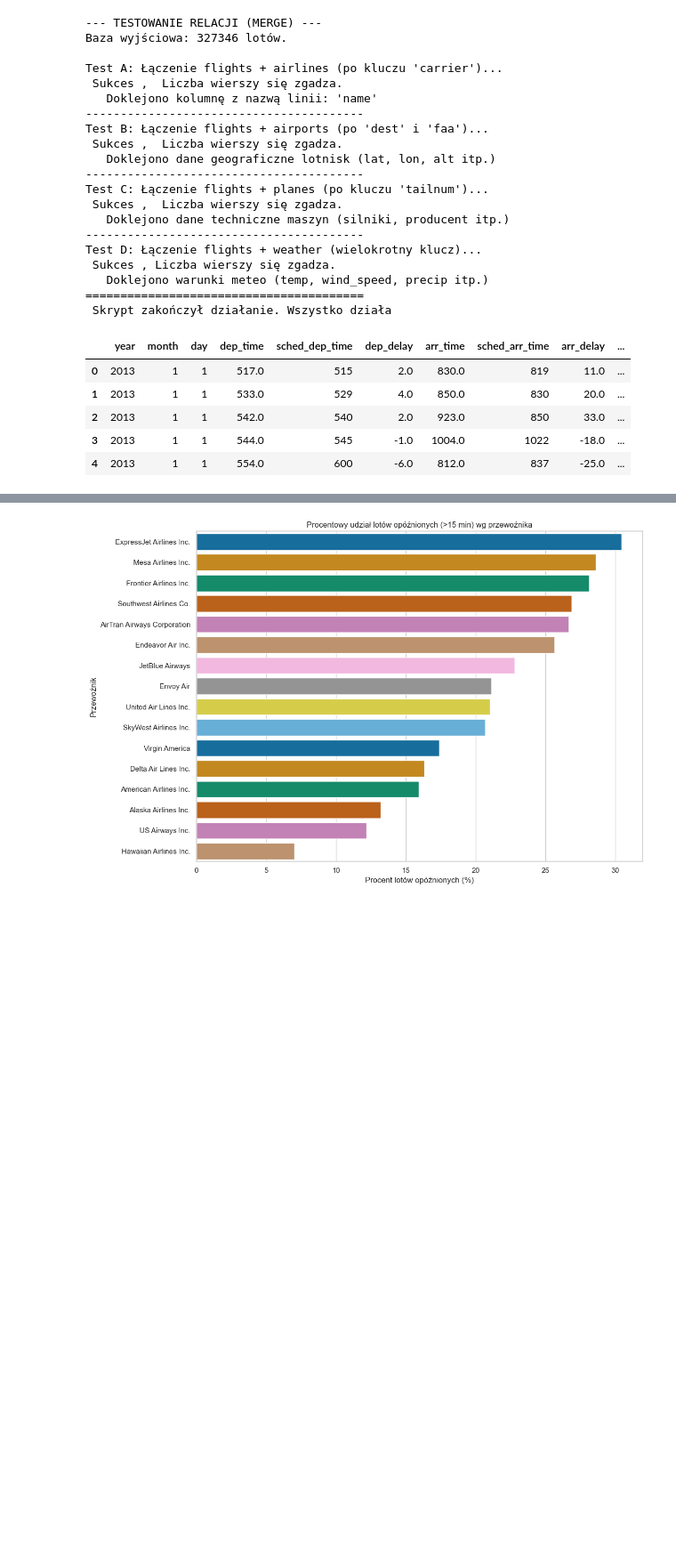
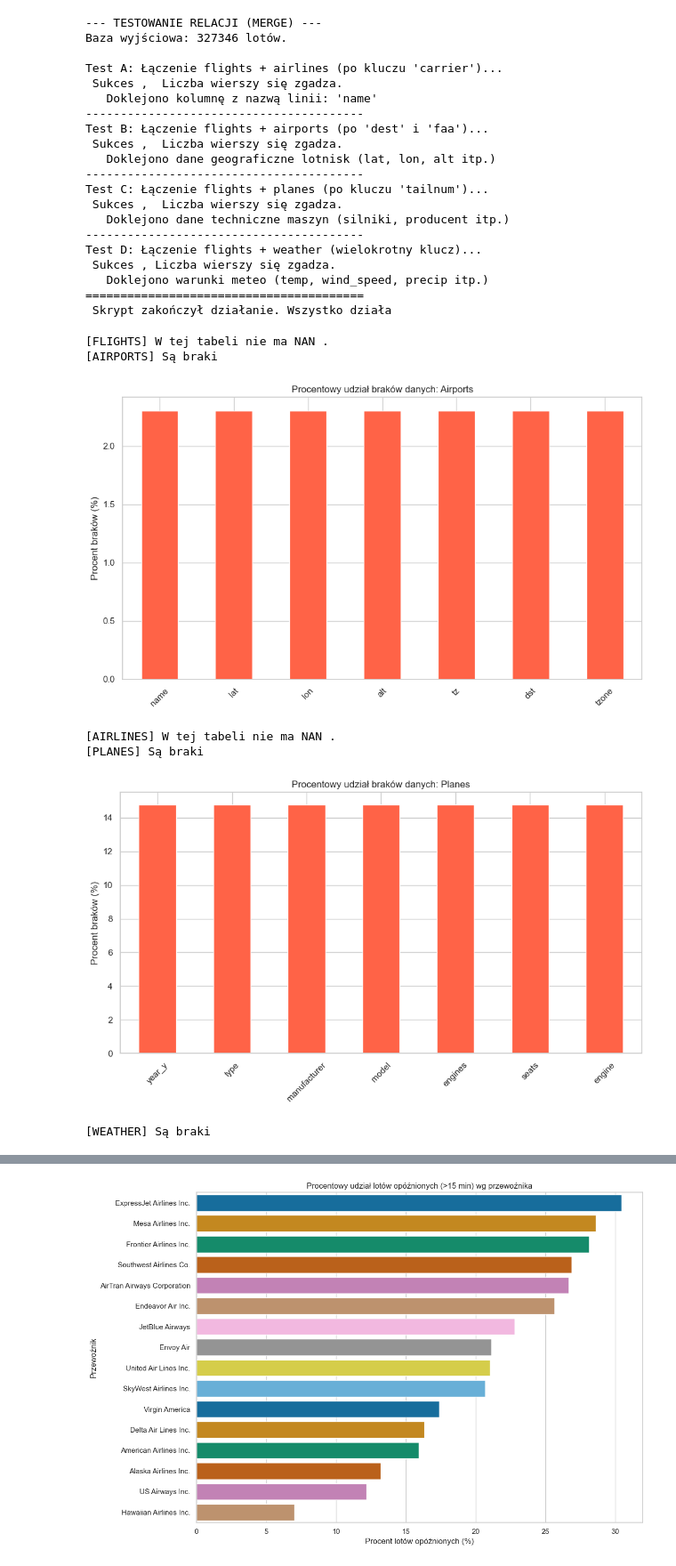
Before and after one commit to xShyen/KursZPythona, a Jupyter notebook: analiza.ipynb, the cells around one changed output, grey strips where cells are left out. Shown at 89% size. Drawn from its saved outputs; the diff is of its cells as text; code cells hidden in the pictures; blank space fills up the shorter version.

```diff
--- a/analiza.ipynb
+++ b/analiza.ipynb
@@ -330,6 +307,6 @@ dtype: int64
 # %%
 planes['year'] = planes.groupby('engine')['year'].transform(lambda x: x.fillna(x.median()))
-planes.isna().sum()
+planes.isna().sum().rename("Suma braków", inplace=True)
 # %% [output]
 tailnum            0
 year               0
@@ -412,5 +391,5 @@ sns.barplot(x=wektor.values, y=wektor.index, hue=wektor.values)
 # %%
-weather.isna().sum()
+weather.isna().sum().rename("Suma braków", inplace=True)
 # %% [output]
 origin            0
 year              0
@@ -441,7 +420,7 @@ weather['pressure'] = weather.groupby('origin')['pressure'].transform(lambda x:
 weather['wind_dir'] = weather.groupby('origin')['wind_dir'].transform(lambda x: x.interpolate())
 weather[['temp','dewp','humid','wind_speed']] = weather.groupby('origin')[['temp','dewp','humid','wind_speed']].transform(lambda x: x.interpolate())
 # %%
-weather.isna().sum()
+weather.isna().sum().rename("Suma braków", inplace=True)
 # %% [output]
 origin            0
 year              0
@@ -636,12 +615,21 @@ Test D: Łączenie flights + weather (wielokrotny klucz)...
    Doklejono warunki meteo (temp, wind_speed, precip itp.)
 ========================================
  Skrypt zakończył działanie. Wszystko działa
-# %%
-flights.head()
-# %% [output]
-|  | year | month | day | dep_time | sched_dep_time | dep_delay | arr_time | sched_arr_time | arr_delay | ... |
-| 0 | 2013 | 1 | 1 | 517.0 | 515 | 2.0 | 830.0 | 819 | 11.0 | ... |
-| 1 | 2013 | 1 | 1 | 533.0 | 529 | 4.0 | 850.0 | 830 | 20.0 | ... |
-| 2 | 2013 | 1 | 1 | 542.0 | 540 | 2.0 | 923.0 | 850 | 33.0 | ... |
-| 3 | 2013 | 1 | 1 | 544.0 | 545 | -1.0 | 1004.0 | 1022 | -18.0 | ... |
-| 4 | 2013 | 1 | 1 | 554.0 | 600 | -6.0 | 812.0 | 837 | -25.0 | ... |
+# %%
+tabele_do_sprawdzenia = [
+    (flights_clean, "Flights"),
+    (merged_airports, "Airports"),
+    (merged_airlines, "Airlines"),
+    (merged_planes, "Planes"),
+    (merged_weather, "Weather")]
+
+for df, nazwa in tabele_do_sprawdzenia:
+    sprawdz_i_rysuj(df, nazwa)
+# %% [output]
+[FLIGHTS] W tej tabeli nie ma NAN .
+[AIRPORTS] Są braki
+[figure, added]
+[AIRLINES] W tej tabeli nie ma NAN .
+[PLANES] Są braki
+[figure, added]
+[WEATHER] Są braki
```
Also changed, not shown: parts of 39 cells of this notebook.
